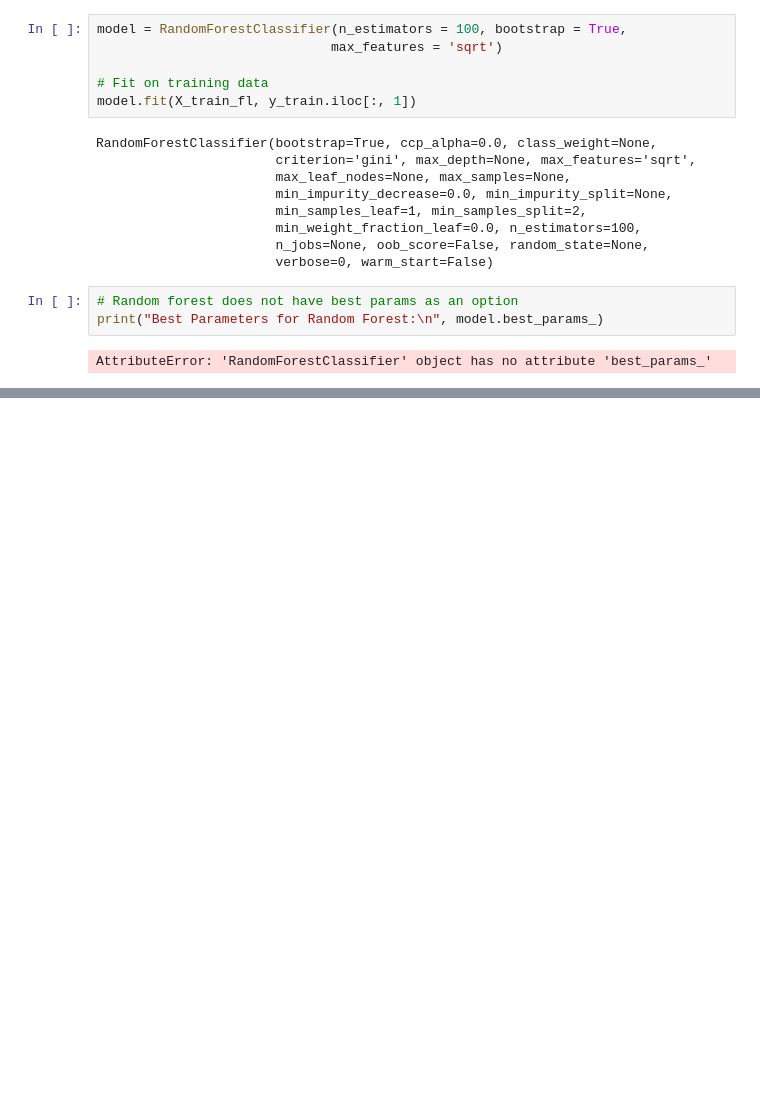
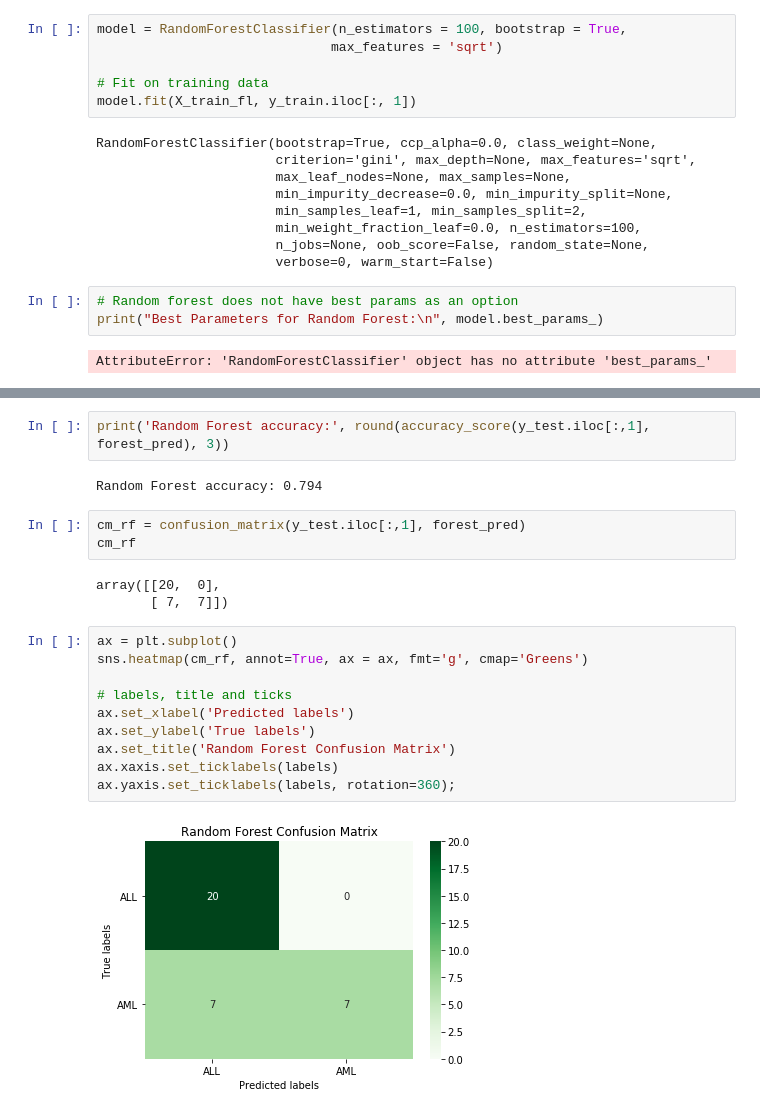
Before and after one commit to valentinastoma/AML-ALL-Cancer-Classification, a Jupyter notebook: Golub et al Data Analysis.ipynb, the cells around one changed output, grey strips where cells are left out. Drawn from its saved outputs; the diff is of its cells as text; blank space fills up the shorter version.

```diff
--- a/Golub et al Data Analysis.ipynb
+++ b/Golub et al Data Analysis.ipynb
@@ -456,0 +460,22 @@ array([0, 0, 0, 0, 0, 0, 0, 0, 0, 0, 0, 1, 1, 0, 1, 1, 0, 0, 0, 1, 0, 0,
+# %%
+print('Random Forest accuracy:', round(accuracy_score(y_test.iloc[:,1], forest_pred), 3))
+# %% [output]
+Random Forest accuracy: 0.794
+# %%
+cm_rf = confusion_matrix(y_test.iloc[:,1], forest_pred)
+cm_rf
+# %% [output]
+array([[20,  0],
+       [ 7,  7]])
+# %%
+ax = plt.subplot()
+sns.heatmap(cm_rf, annot=True, ax = ax, fmt='g', cmap='Greens')
+
+# labels, title and ticks
+ax.set_xlabel('Predicted labels')
+ax.set_ylabel('True labels')
+ax.set_title('Random Forest Confusion Matrix')
+ax.xaxis.set_ticklabels(labels)
+ax.yaxis.set_ticklabels(labels, rotation=360);
+# %% [output]
+[figure, added]
```
Also changed, not shown: parts of 22 cells of this notebook.
